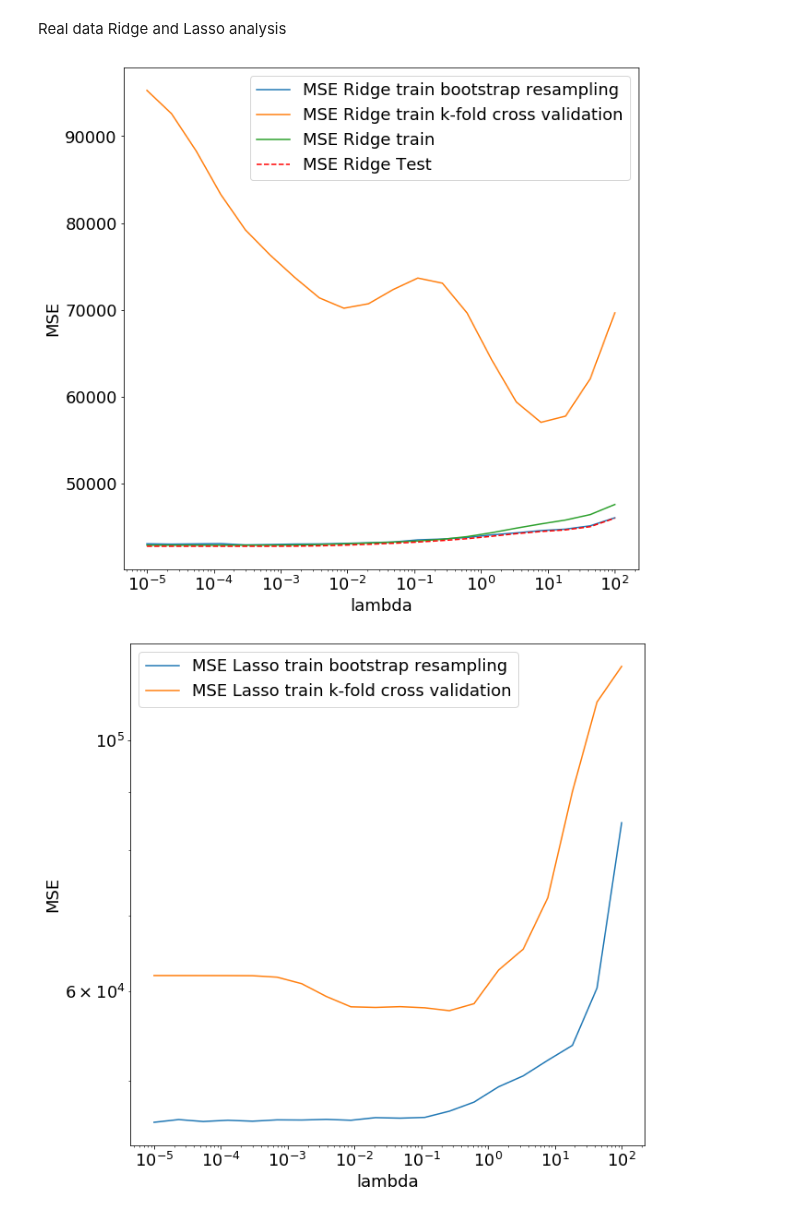
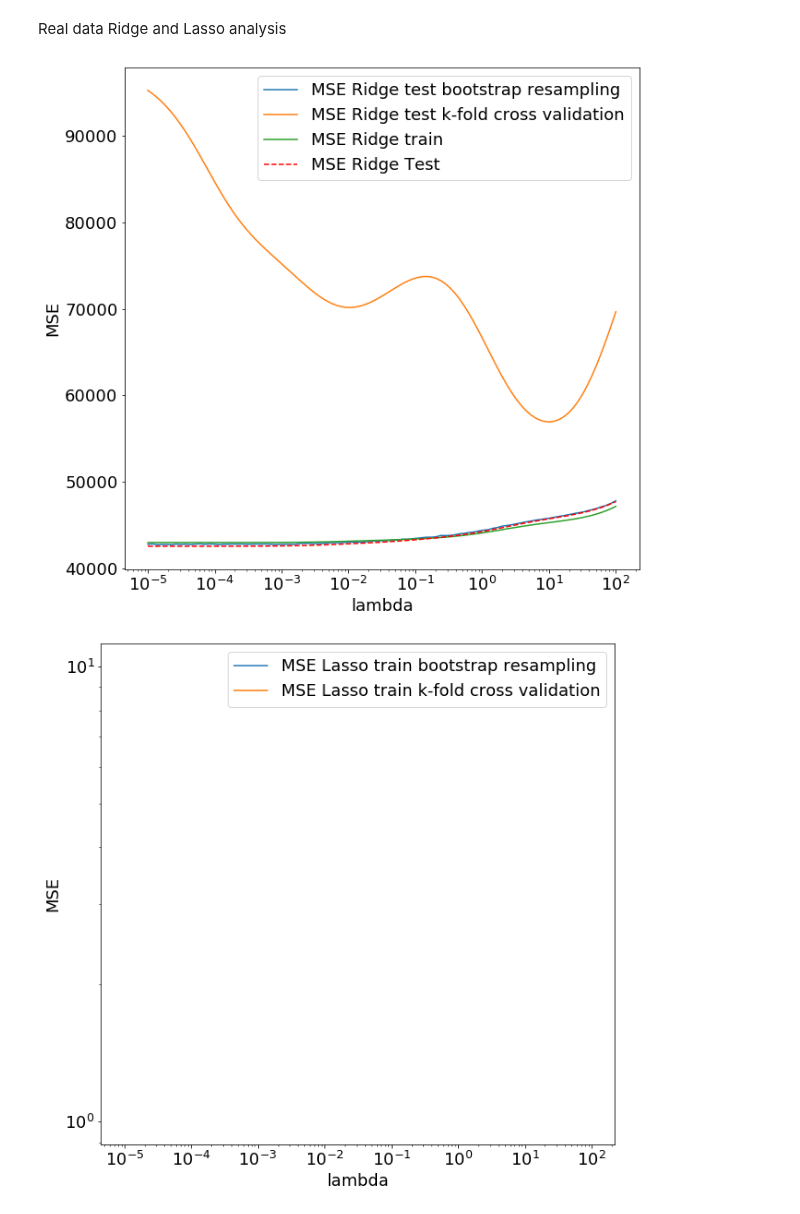
Before and after one commit to tellefs/ML-projects, a Jupyter notebook: project1/project1.ipynb, the cells around one changed output. Drawn from its saved outputs; the diff is of its cells as text; code cells hidden in the pictures.

```diff
--- a/project1/project1.ipynb
+++ b/project1/project1.ipynb
@@ -75,7 +75,7 @@ def ols(X_test, X_train, z_test, z_train):
     Perform OLS regression
     return z_predict and z_tilde
     """
-    beta = np.linalg.inv(X_train.T @ X_train) @ X_train.T @ z_train
+    beta = np.linalg.pinv(X_train.T @ X_train) @ X_train.T @ z_train
     z_tilde = X_train @ beta
     z_predict = X_test @ beta
 
@@ -89,7 +89,7 @@ def ridge(X_test, X_train, z_test, z_train, _lambda):
     return z_predict and z_tilde
     """
     I = np.eye(X_train.shape[1])
-    beta = np.linalg.inv(X_train.T @ X_train + _lambda*I) @ X_train.T @ z_train #beta from Ridge-regression
+    beta = np.linalg.pinv(X_train.T @ X_train + _lambda*I) @ X_train.T @ z_train #beta from Ridge-regression
     z_tilde = X_train @ beta
     z_predict = X_test @ beta
 
@@ -291,7 +291,7 @@ Implement k-fold cross validation
 # %%
 np.warnings.filterwarnings('ignore', category=np.VisibleDeprecationWarning) #not exactly sure why i need this...
 
-max_degree = 15
+max_degree = 12
 folds = np.array([5,7,10], dtype=int) #number of folds
 
 degree = np.linspace(1, max_degree, max_degree)
@@ -344,6 +344,6 @@ plt.plot(degree, MSE_test_bootstrap, label='MSE - test from bootstrap')
 plt.yscale('log')
 plt.tick_params(axis='both', which='both', labelsize=18)
 plt.legend(fontsize=18, loc='upper left')
-plt.savefig('figures/mse_test_training_bootstrap')
+plt.savefig('figures/mse_test_kfold_bootstrap')
 plt.show()
 # %% [output]
@@ -470,7 +487,8 @@ variance = np.zeros(max_degree)
 error = np.zeros(max_degree)
 
 for i in range(max_degree):
-    X = create_X(x_values,y_values,i)
+
+    X = create_X(x_values,y_values, int(degree[i]))
 
     X_train, X_test, z_train, z_test = train_test_split(X,z,test_size=0.2)
 
@@ -482,7 +500,8 @@ for i in range(max_degree):
 
     #Perform OLS with bootstrap resampling
     n_bootstraps = 100
-    MSE_test_bootstrap[i], z_predicted_bootstrap = resample_bootstrap(ols, n_bootstraps, X_train, X_test, z_train, z_test)
+    MSE_test_bootstrap[i], z_predicted_bootstrap = resample_bootstrap(ols, n_bootstraps,
+                                                                      X_train, X_test, z_train, z_test)
 
     bias[i] = np.mean( (z_test - np.mean(z_predicted_bootstrap, axis=1))**2 )
     variance[i] = np.mean(np.var(z_predicted_bootstrap, axis=1))
@@ -530,10 +584,11 @@ z_values = z_data[1::50, 1::25]
 
 
 z = z_values.ravel()
-X = create_X(x_values, y_values,5)
+polydegree=5
+X = create_X(x_values, y_values, polydegree)
 
 
-nlambdas = 20
+nlambdas = 100
 lambdas = np.logspace(-5, 2, nlambdas)
 
 
@@ -572,36 +627,36 @@ for i in range(nlambdas):
     MSE_train_lasso[i] = MSE(z_train, z_tilde)
     MSE_test_lasso[i] = MSE(z_test, z_predict)
 
-    MSE_test_lasso_bootstrap[i] = resample_bootstrap(lasso, 100, X_train, X_test, z_train, z_test, _lambda = _lambda)[0]
+    #MSE_test_lasso_bootstrap[i] = resample_bootstrap(lasso, 100, X_train, X_test, z_train, z_test, _lambda = _lambda)[0]
 
-    MSE_test_lasso_kfold[i] = kfold_crossValidation(lasso, X, z, k_folds=7, _lambda=_lambda)[0]
+    #MSE_test_lasso_kfold[i] = kfold_crossValidation(lasso, X, z, k_folds=7, _lambda=_lambda)[0]
 
 
 plt.figure(figsize=(figwidth, figheigth))
 plt.tick_params(axis='both', which='both', labelsize=fontsize)
-plt.plot(lambdas, MSE_test_ridge_bootstrap, label = 'MSE Ridge train bootstrap resampling')
-plt.plot(lambdas, MSE_test_ridge_kfold, label = 'MSE Ridge train k-fold cross validation')
+plt.plot(lambdas, MSE_test_ridge_bootstrap, label = 'MSE Ridge test bootstrap resampling')
+plt.plot(lambdas, MSE_test_ridge_kfold, label = 'MSE Ridge test k-fold cross validation')
 plt.plot(lambdas, MSE_train_ridge, label = 'MSE Ridge train')
 plt.plot(lambdas, MSE_test_ridge, 'r--', label = 'MSE Ridge Test')
 plt.xscale('log')
 plt.xlabel('lambda', fontsize=fontsize)
 plt.ylabel('MSE', fontsize=fontsize)
 plt.legend(fontsize=fontsize, loc='best')
 plt.show()
 
 
 plt.figure(figsize=(figwidth, figheigth))
 plt.tick_params(axis='both', which='both', labelsize=fontsize)
 plt.plot(lambdas, MSE_test_lasso_bootstrap, label = 'MSE Lasso train bootstrap resampling')
 plt.plot(lambdas, MSE_test_lasso_kfold, label = 'MSE Lasso train k-fold cross validation')
 #plt.plot(lambdas, MSE_train_lasso, label = 'MSE Lasso train')
 #plt.plot(lambdas, MSE_test_lasso, 'r--', label = 'MSE Lasso Test')
 plt.xscale('log')
 plt.yscale('log')
 plt.xlabel('lambda', fontsize=fontsize)
 plt.ylabel('MSE', fontsize=fontsize)
 plt.legend(fontsize=fontsize, loc='best')
 plt.show()
 # %% [output]
-[figure, old version]
+[figure, new version]
-[figure, old version]
+[figure, new version]
```
Also changed, not shown: parts of 8 cells of this notebook, 4 other files.
